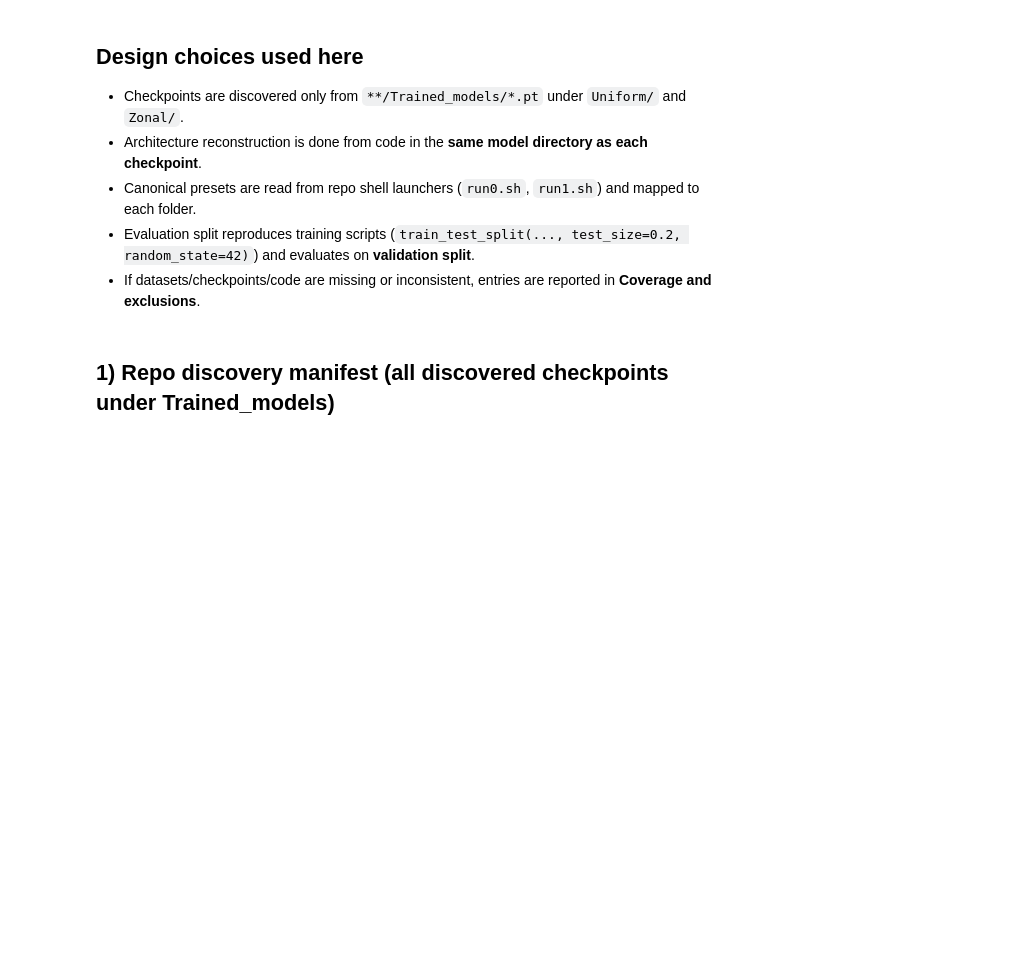
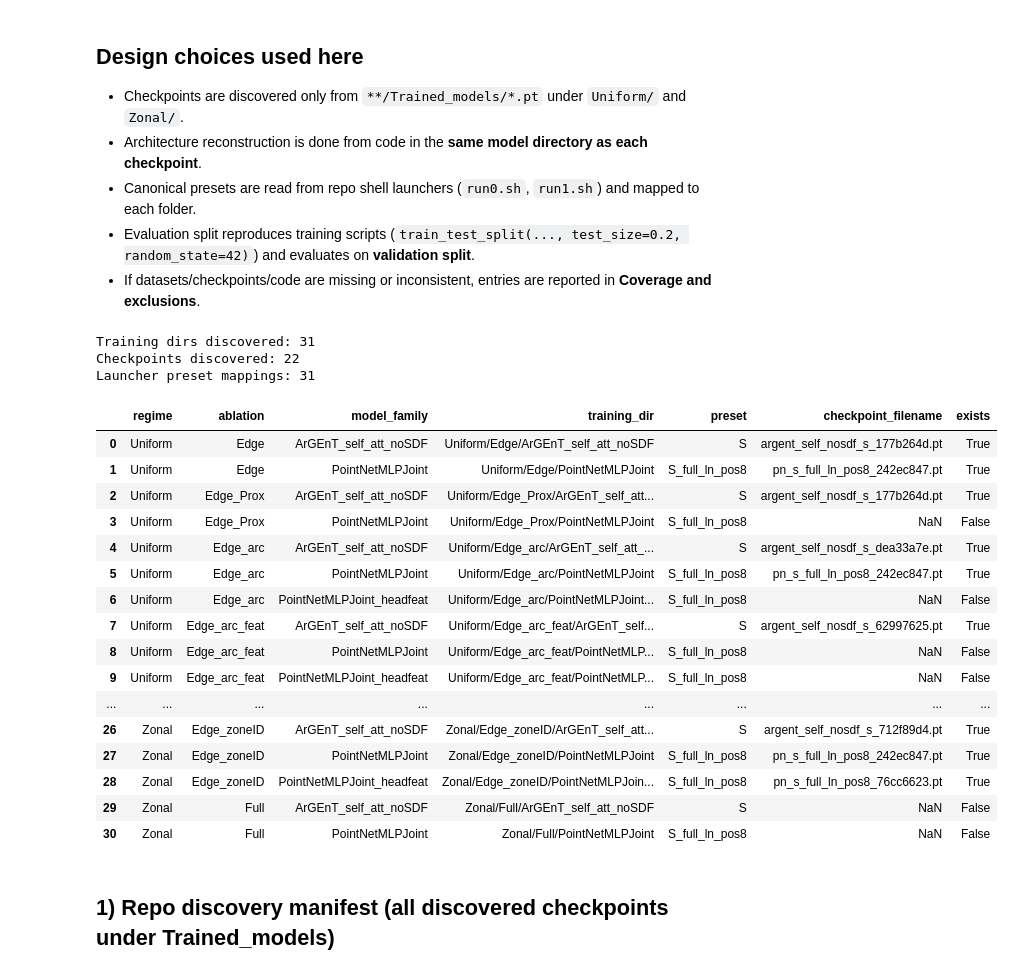
Before and after one commit to Abdullasmf/Disc_lifing_paper, a Jupyter notebook: Comparison/model_ablation_comparison.ipynb, the cells around one changed output. Drawn from its saved outputs; the diff is of its cells as text; code cells hidden in the pictures; blank space fills up the shorter version.

```diff
--- a/Comparison/model_ablation_comparison.ipynb
+++ b/Comparison/model_ablation_comparison.ipynb
@@ -50,11 +50,16 @@ except Exception:
 
 import matplotlib.pyplot as plt
 import seaborn as sns
+current_dir =  Path(
+    os.path.dirname(os.path.abspath(__file__))
+    if "__file__" in globals()
+    else os.getcwd()
+)
 
 pd.set_option('display.max_colwidth', 160)
 sns.set_theme(style='whitegrid')
 # %%
-REPO_ROOT = Path('.').resolve()
+REPO_ROOT = current_dir.parent
 if not (REPO_ROOT / 'Uniform').exists() or not (REPO_ROOT / 'Zonal').exists():
     raise RuntimeError('Run this notebook from repository root.')
 
@@ -160,30 +191,64 @@ def discover_checkpoints() -> pd.DataFrame:
     return pd.DataFrame(rows)
 # %%
-train_dirs_df = discover_training_dirs()
-ckpt_df = discover_checkpoints()
-run_preset_df = pd.concat([parse_run_script_presets(p) for p in RUN_SCRIPTS], ignore_index=True)
+train_dirs_df = normalize_training_dir_col(discover_training_dirs(), "training_dir")
+ckpt_df = normalize_training_dir_col(discover_checkpoints(), "training_dir")
+run_preset_df = normalize_training_dir_col(
+    pd.concat([parse_run_script_presets(p) for p in RUN_SCRIPTS], ignore_index=True),
+    "training_dir"
+)
+parts = run_preset_df["training_dir"].str.split("/", expand=True)
+run_preset_df["regime"] = parts[0]
+run_preset_df["ablation"] = parts[1]
+run_preset_df["model_family"] = parts[2]
 
-if run_preset_df.empty:
-    run_preset_df = pd.DataFrame(columns=['training_dir','preset','launcher','run_script','line_no'])
-
-# Build expected inventory from training dirs; attach preset from run scripts
 inv_df = train_dirs_df.merge(
-    run_preset_df[['training_dir','preset','run_script']].drop_duplicates(),
-    on='training_dir', how='left'
+    run_preset_df[["regime", "ablation", "model_family", "preset", "run_script"]].drop_duplicates(),
+    on=["regime", "ablation", "model_family"],
+    how="left",
 )
 
-# attach all discovered checkpoints (one-to-many)
 manifest_df = inv_df.merge(
-    ckpt_df[['training_dir','checkpoint_path','checkpoint_filename','exists']],
-    on='training_dir', how='left'
+    ckpt_df,
+    on=["regime", "ablation", "model_family", "training_dir"],
+    how="left",
 )
-manifest_df['exists'] = manifest_df['exists'].fillna(False)
-manifest_df = manifest_df.sort_values(['regime','ablation','model_family','checkpoint_filename'], na_position='last').reset_index(drop=True)
+
+manifest_df["exists"] = manifest_df["exists"].fillna(False)
+manifest_df = manifest_df.sort_values(
+    ["regime", "ablation", "model_family", "checkpoint_filename"],
+    na_position="last",
+).reset_index(drop=True)
 
 print(f"Training dirs discovered: {len(train_dirs_df)}")
 print(f"Checkpoints discovered: {len(ckpt_df)}")
 print(f"Launcher preset mappings: {len(run_preset_df)}")
-manifest_df[['regime','ablation','model_family','preset','checkpoint_filename','exists']]
+
+display(
+    manifest_df[
+        ["regime", "ablation", "model_family", "training_dir", "preset", "checkpoint_filename", "exists"]
+    ]
+)
+# %% [output]
+Training dirs discovered: 31
+Checkpoints discovered: 22
+Launcher preset mappings: 31
+|  | regime | ablation | model_family | training_dir | preset | checkpoint_filename | exists |
+| 0 | Uniform | Edge | ArGEnT_self_att_noSDF | Uniform/Edge/ArGEnT_self_att_noSDF | S | argent_self_nosdf_s_177b264d.pt | True |
+| 1 | Uniform | Edge | PointNetMLPJoint | Uniform/Edge/PointNetMLPJoint | S_full_ln_pos8 | pn_s_full_ln_pos8_242ec847.pt | True |
+| 2 | Uniform | Edge_Prox | ArGEnT_self_att_noSDF | Uniform/Edge_Prox/ArGEnT_self_att... | S | argent_self_nosdf_s_177b264d.pt | True |
+| 3 | Uniform | Edge_Prox | PointNetMLPJoint | Uniform/Edge_Prox/PointNetMLPJoint | S_full_ln_pos8 | NaN | False |
+| 4 | Uniform | Edge_arc | ArGEnT_self_att_noSDF | Uniform/Edge_arc/ArGEnT_self_att_... | S | argent_self_nosdf_s_dea33a7e.pt | True |
+| 5 | Uniform | Edge_arc | PointNetMLPJoint | Uniform/Edge_arc/PointNetMLPJoint | S_full_ln_pos8 | pn_s_full_ln_pos8_242ec847.pt | True |
+| 6 | Uniform | Edge_arc | PointNetMLPJoint_headfeat | Uniform/Edge_arc/PointNetMLPJoint... | S_full_ln_pos8 | NaN | False |
+| 7 | Uniform | Edge_arc_feat | ArGEnT_self_att_noSDF | Uniform/Edge_arc_feat/ArGEnT_self... | S | argent_self_nosdf_s_62997625.pt | True |
+| 8 | Uniform | Edge_arc_feat | PointNetMLPJoint | Uniform/Edge_arc_feat/PointNetMLP... | S_full_ln_pos8 | NaN | False |
+| 9 | Uniform | Edge_arc_feat | PointNetMLPJoint_headfeat | Uniform/Edge_arc_feat/PointNetMLP... | S_full_ln_pos8 | NaN | False |
+| ... | ... | ... | ... | ... | ... | ... | ... |
+| 26 | Zonal | Edge_zoneID | ArGEnT_self_att_noSDF | Zonal/Edge_zoneID/ArGEnT_self_att... | S | argent_self_nosdf_s_712f89d4.pt | True |
+| 27 | Zonal | Edge_zoneID | PointNetMLPJoint | Zonal/Edge_zoneID/PointNetMLPJoint | S_full_ln_pos8 | pn_s_full_ln_pos8_242ec847.pt | True |
+| 28 | Zonal | Edge_zoneID | PointNetMLPJoint_headfeat | Zonal/Edge_zoneID/PointNetMLPJoin... | S_full_ln_pos8 | pn_s_full_ln_pos8_76cc6623.pt | True |
+| 29 | Zonal | Full | ArGEnT_self_att_noSDF | Zonal/Full/ArGEnT_self_att_noSDF | S | NaN | False |
+| 30 | Zonal | Full | PointNetMLPJoint | Zonal/Full/PointNetMLPJoint | S_full_ln_pos8 | NaN | False |
 # %% [markdown]
 ## 1) Repo discovery manifest (all discovered checkpoints under Trained_models)
 # %%
```
Also changed, not shown: parts of 8 cells of this notebook, 2 other files.
